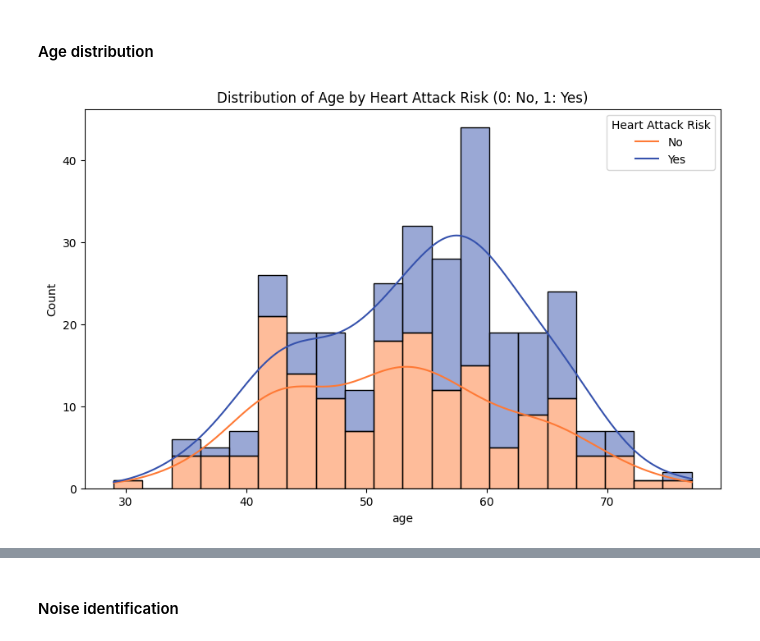
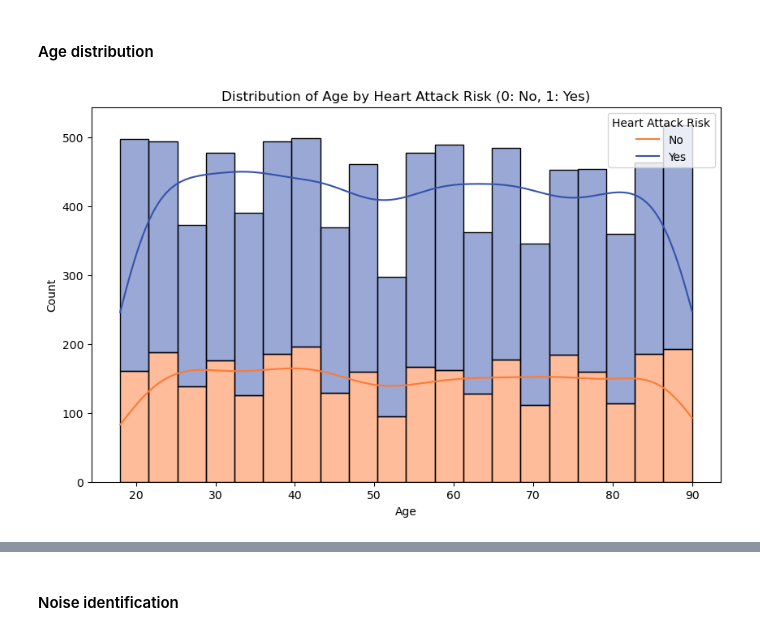
Before and after one commit to matin-ghasemi/ml4bioinformatics-workshop, a Jupyter notebook: ML_for_Bioinformatics.ipynb, the cells around one changed output, grey strips where cells are left out. Drawn from its saved outputs; the diff is of its cells as text; code cells hidden in the pictures.

```diff
--- a/ML_for_Bioinformatics.ipynb
+++ b/ML_for_Bioinformatics.ipynb
@@ -203,9 +210,9 @@ plt.show()
 #### Age distribution
 # %%
 plt.figure(figsize=(10, 6))
-sns.histplot(x='age', data=df, bins=20, kde=True, hue='output', multiple='stack', palette=['#3652AD', '#FE7A36'])
+sns.histplot(x='Age', data=df, bins=20, kde=True, hue='Heart Attack Risk', multiple='stack', palette=['#3652AD', '#FE7A36'])
 plt.title('Distribution of Age by Heart Attack Risk (0: No, 1: Yes)')
 plt.legend(title='Heart Attack Risk', labels=['No', 'Yes'])
 plt.show()
 # %% [output]
-[figure, old version]
+[figure, new version]
```
Also changed, not shown: parts of 10 cells of this notebook.
